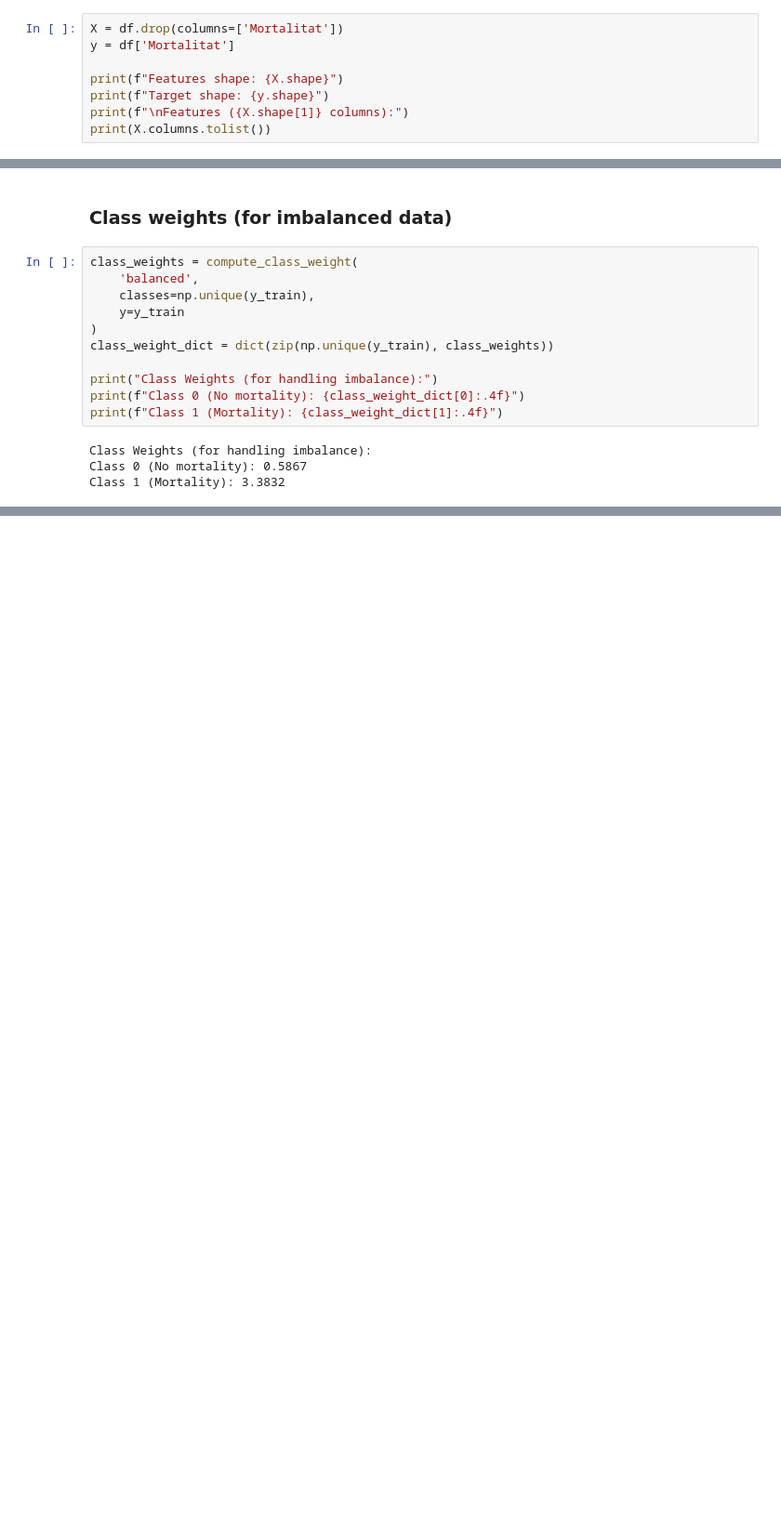
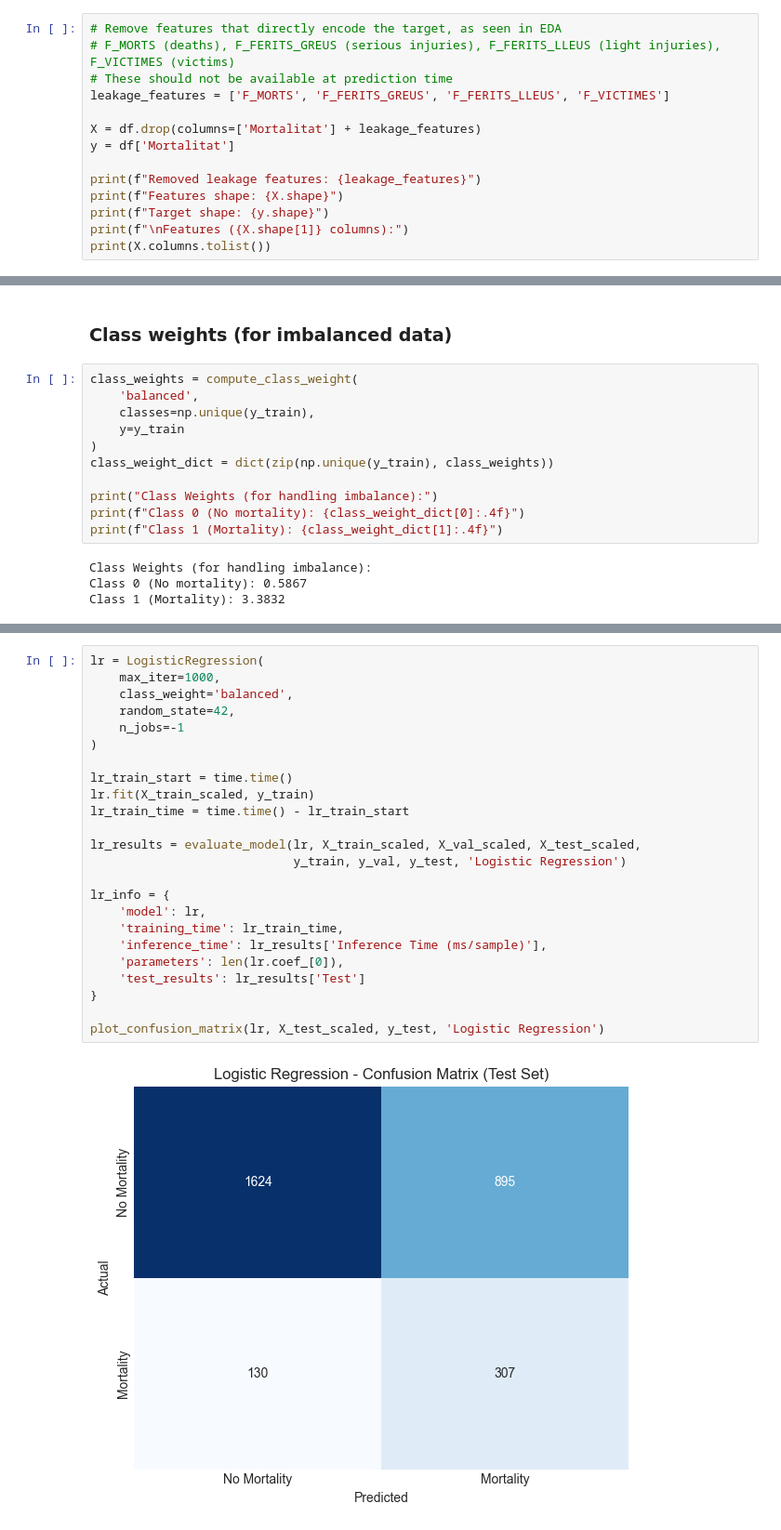
Before and after one commit to uripont/catalan-traffic-accident-analysis, a Jupyter notebook: notebooks/03_model_exploration.ipynb, the cells around one changed output, grey strips where cells are left out. Shown at 93% size. Drawn from its saved outputs; the diff is of its cells as text; blank space fills up the shorter version.

Commit message:
model exploration draft, pending further model explanation and basic parameter tunning

```diff
--- a/notebooks/03_model_exploration.ipynb
+++ b/notebooks/03_model_exploration.ipynb
@@ -70,9 +76,15 @@ Name: proportion, dtype: float64
 # %% [markdown]
 ### Separate features and target
 # %%
-X = df.drop(columns=['Mortalitat'])
+# Remove features that directly encode the target, as seen in EDA
+# F_MORTS (deaths), F_FERITS_GREUS (serious injuries), F_FERITS_LLEUS (light injuries), F_VICTIMES (victims)
+# These should not be available at prediction time
+leakage_features = ['F_MORTS', 'F_FERITS_GREUS', 'F_FERITS_LLEUS', 'F_VICTIMES']
+
+X = df.drop(columns=['Mortalitat'] + leakage_features)
 y = df['Mortalitat']
 
+print(f"Removed leakage features: {leakage_features}")
 print(f"Features shape: {X.shape}")
 print(f"Target shape: {y.shape}")
 print(f"\nFeatures ({X.shape[1]} columns):")
@@ -167,0 +235,26 @@ Class 1 (Mortality): 3.3832
+# %%
+lr = LogisticRegression(
+    max_iter=1000,
+    class_weight='balanced',
+    random_state=42,
+    n_jobs=-1
+)
+
+lr_train_start = time.time()
+lr.fit(X_train_scaled, y_train)
+lr_train_time = time.time() - lr_train_start
+
+lr_results = evaluate_model(lr, X_train_scaled, X_val_scaled, X_test_scaled,
+                            y_train, y_val, y_test, 'Logistic Regression')
+
+lr_info = {
+    'model': lr,
+    'training_time': lr_train_time,
+    'inference_time': lr_results['Inference Time (ms/sample)'],
+    'parameters': len(lr.coef_[0]),
+    'test_results': lr_results['Test']
+}
+
+plot_confusion_matrix(lr, X_test_scaled, y_test, 'Logistic Regression')
+# %% [output]
+[figure, added]
```
Also changed, not shown: parts of 23 cells of this notebook, 1 other file.
